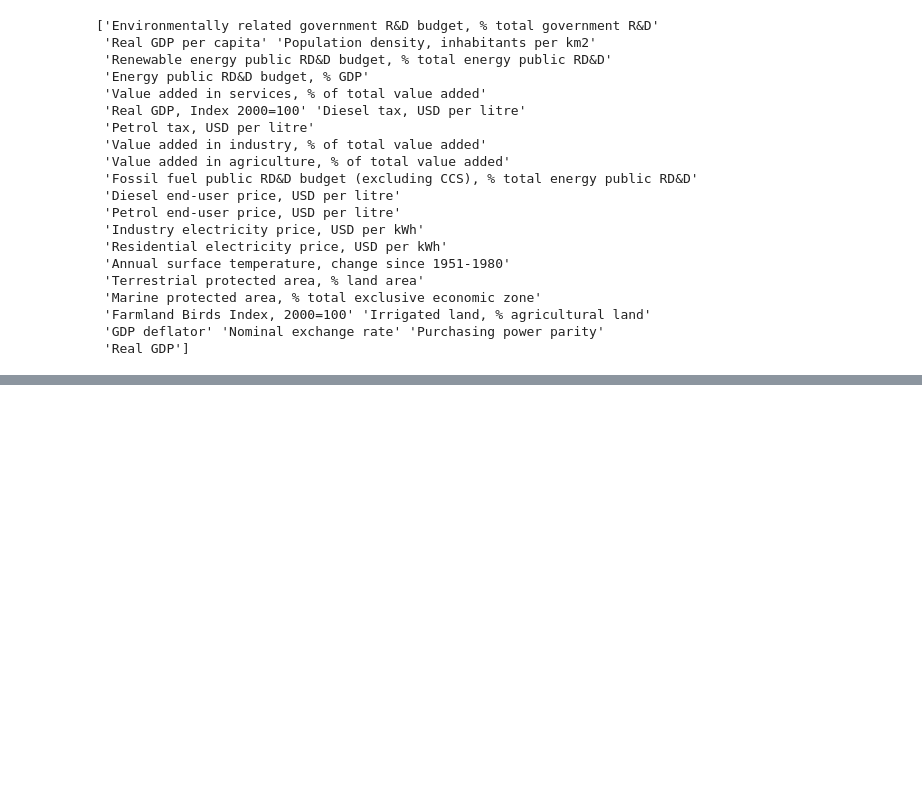
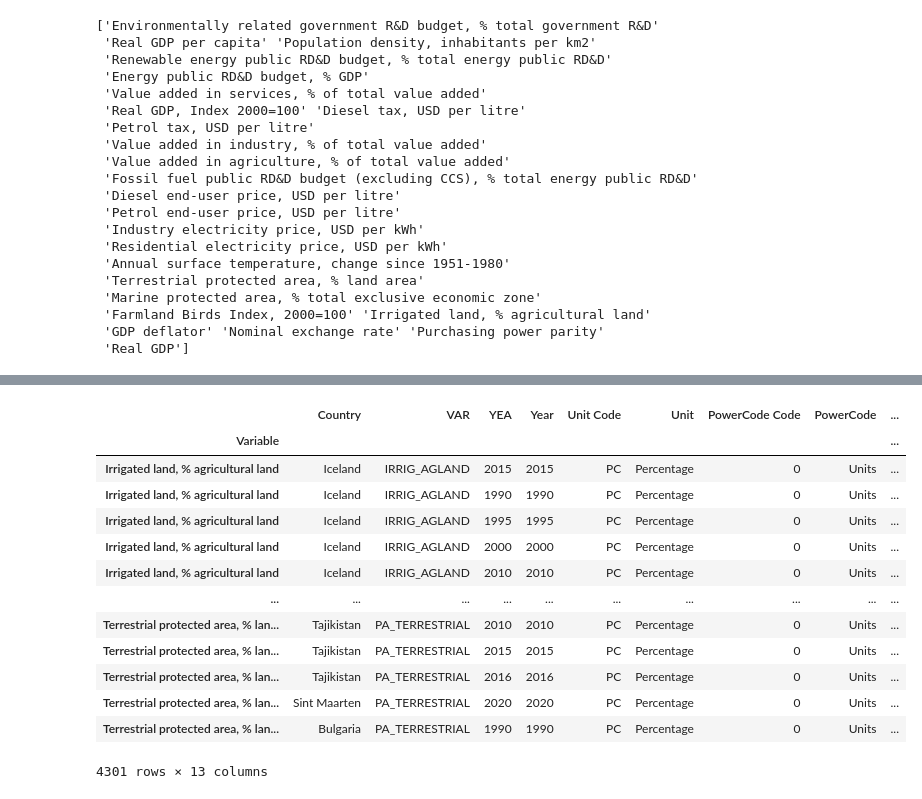
Before and after one commit to BoSuto/Data-analysis-for-business-March-2022-, a Jupyter notebook: Population, Economics & Green Growth.ipynb, the cells around one changed output, grey strips where cells are left out. Saved outputs shown, nothing was run; the diff lists cells and outputs as text; code cells hidden in the pictures; blank space fills up the shorter version.

```diff
--- a/Population, Economics & Green Growth.ipynb
+++ b/Population, Economics & Green Growth.ipynb
@@ -270,0 +254,17 @@ green_growth_significant_ind.loc[["Terrestrial protected area, % land area","Mar
+# %%
+green_growth_significant_ind.loc[["Terrestrial protected area, % land area","Marine protected area, % total exclusive economic zone","Irrigated land, % agricultural land","Population density, inhabitants per km2"]].sort_index()
+# %% [output]
+|  | Country | VAR | YEA | Year | Unit Code | Unit | PowerCode Code | PowerCode | ... |
+| Variable |  |  |  |  |  |  |  |  | ... |
+| Irrigated land, % agricultural land | Iceland | IRRIG_AGLAND | 2015 | 2015 | PC | Percentage | 0 | Units | ... |
+| Irrigated land, % agricultural land | Iceland | IRRIG_AGLAND | 1990 | 1990 | PC | Percentage | 0 | Units | ... |
+| Irrigated land, % agricultural land | Iceland | IRRIG_AGLAND | 1995 | 1995 | PC | Percentage | 0 | Units | ... |
+| Irrigated land, % agricultural land | Iceland | IRRIG_AGLAND | 2000 | 2000 | PC | Percentage | 0 | Units | ... |
+| Irrigated land, % agricultural land | Iceland | IRRIG_AGLAND | 2010 | 2010 | PC | Percentage | 0 | Units | ... |
+| ... | ... | ... | ... | ... | ... | ... | ... | ... | ... |
+| Terrestrial protected area, % lan... | Tajikistan | PA_TERRESTRIAL | 2010 | 2010 | PC | Percentage | 0 | Units | ... |
+| Terrestrial protected area, % lan... | Tajikistan | PA_TERRESTRIAL | 2015 | 2015 | PC | Percentage | 0 | Units | ... |
+| Terrestrial protected area, % lan... | Tajikistan | PA_TERRESTRIAL | 2016 | 2016 | PC | Percentage | 0 | Units | ... |
+| Terrestrial protected area, % lan... | Sint Maarten | PA_TERRESTRIAL | 2020 | 2020 | PC | Percentage | 0 | Units | ... |
+| Terrestrial protected area, % lan... | Bulgaria | PA_TERRESTRIAL | 1990 | 1990 | PC | Percentage | 0 | Units | ... |
+4301 rows × 13 columns
```
Also changed, not shown: parts of 13 cells of this notebook.
